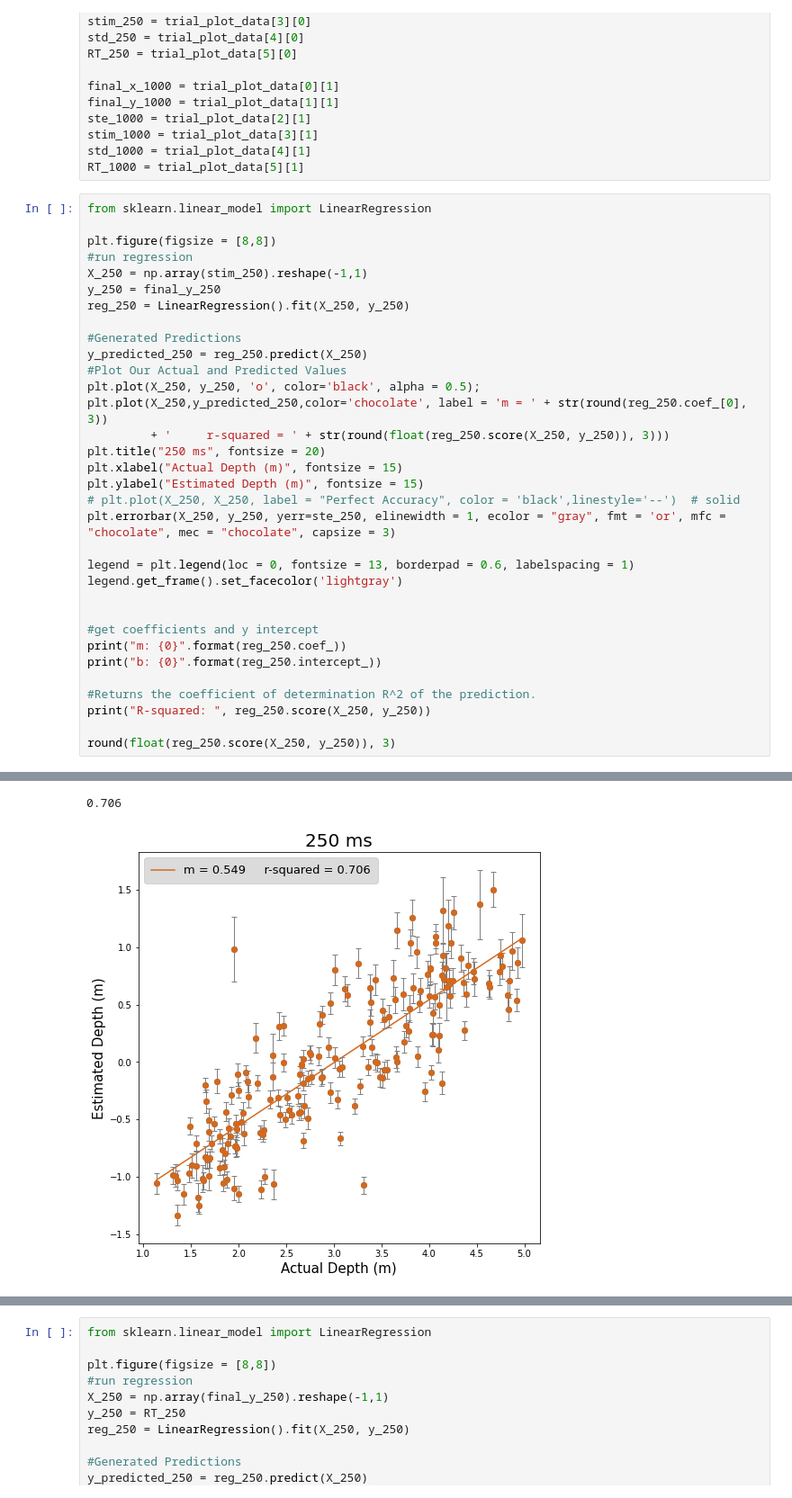
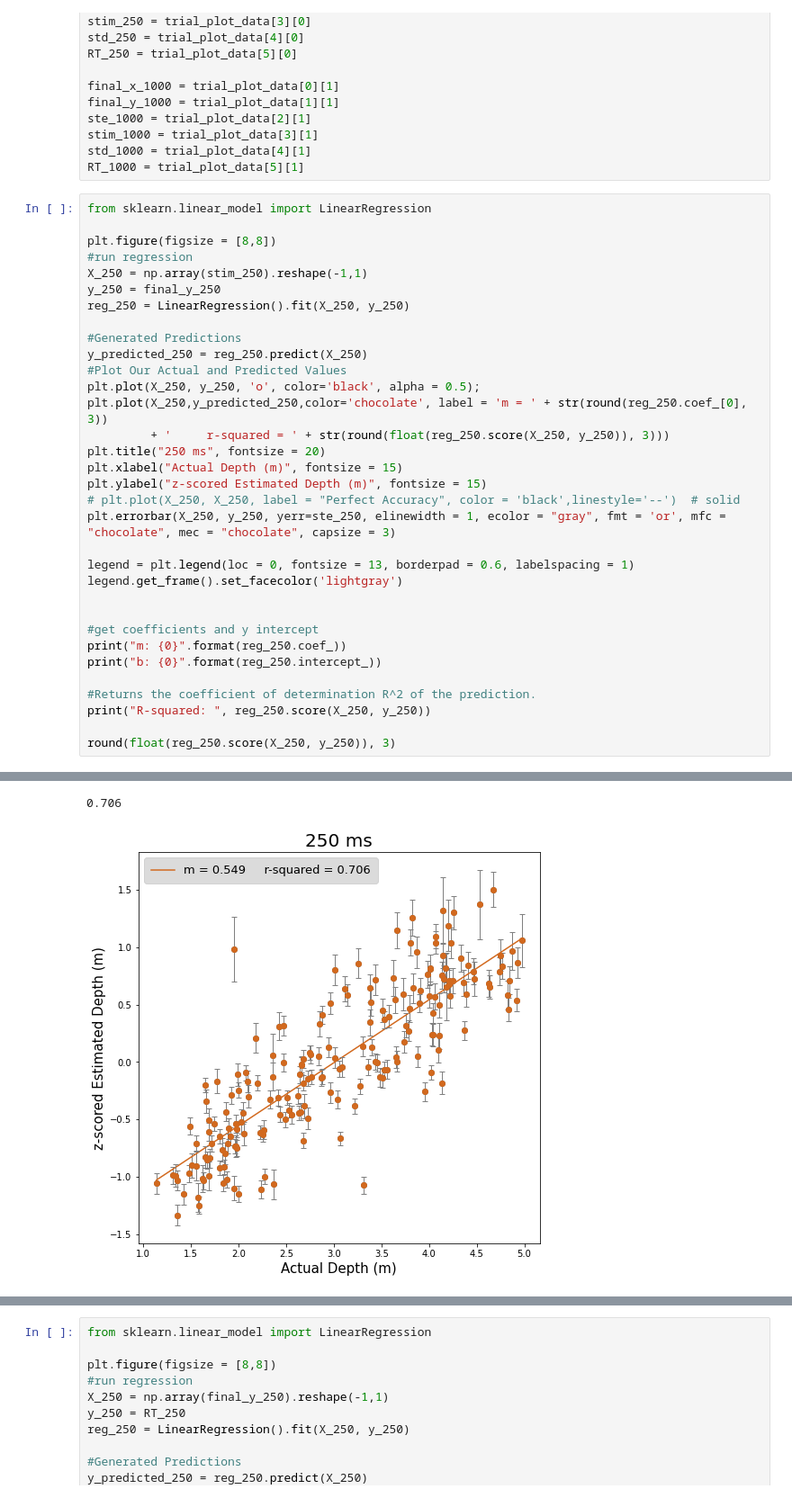
Before and after one commit to prachimahab/verbal_judgement_analysis, a Jupyter notebook: v2_matched_VE_analysis.ipynb, the cells around one changed output, grey strips where cells are left out. Shown at 90% size. Saved outputs shown, nothing was run; the diff lists cells and outputs as text.

```diff
--- a/v2_matched_VE_analysis.ipynb
+++ b/v2_matched_VE_analysis.ipynb
@@ -873,35 +873,35 @@ y_250 = final_y_250
 reg_250 = LinearRegression().fit(X_250, y_250)
 
 #Generated Predictions
 y_predicted_250 = reg_250.predict(X_250)
 #Plot Our Actual and Predicted Values
 plt.plot(X_250, y_250, 'o', color='black', alpha = 0.5);
 plt.plot(X_250,y_predicted_250,color='chocolate', label = 'm = ' + str(round(reg_250.coef_[0], 3))
          + '     r-squared = ' + str(round(float(reg_250.score(X_250, y_250)), 3)))
 plt.title("250 ms", fontsize = 20)
 plt.xlabel("Actual Depth (m)", fontsize = 15)
-plt.ylabel("Estimated Depth (m)", fontsize = 15)
+plt.ylabel("z-scored Estimated Depth (m)", fontsize = 15)
 # plt.plot(X_250, X_250, label = "Perfect Accuracy", color = 'black',linestyle='--')  # solid
 plt.errorbar(X_250, y_250, yerr=ste_250, elinewidth = 1, ecolor = "gray", fmt = 'or', mfc = "chocolate", mec = "chocolate", capsize = 3)
 
 legend = plt.legend(loc = 0, fontsize = 13, borderpad = 0.6, labelspacing = 1)
 legend.get_frame().set_facecolor('lightgray')
 
 
 #get coefficients and y intercept
 print("m: {0}".format(reg_250.coef_))
 print("b: {0}".format(reg_250.intercept_))
 
 #Returns the coefficient of determination R^2 of the prediction.
 print("R-squared: ", reg_250.score(X_250, y_250))
 
 round(float(reg_250.score(X_250, y_250)), 3)
 # %% [output]
 m: [0.54873217]
 b: -1.652959793305851
 R-squared:  0.705689156673294
 0.706
-[figure, old version]
+[figure, new version]
 # %%
 from sklearn.linear_model import LinearRegression
 
```
Also changed, not shown: parts of 1 cell of this notebook.
